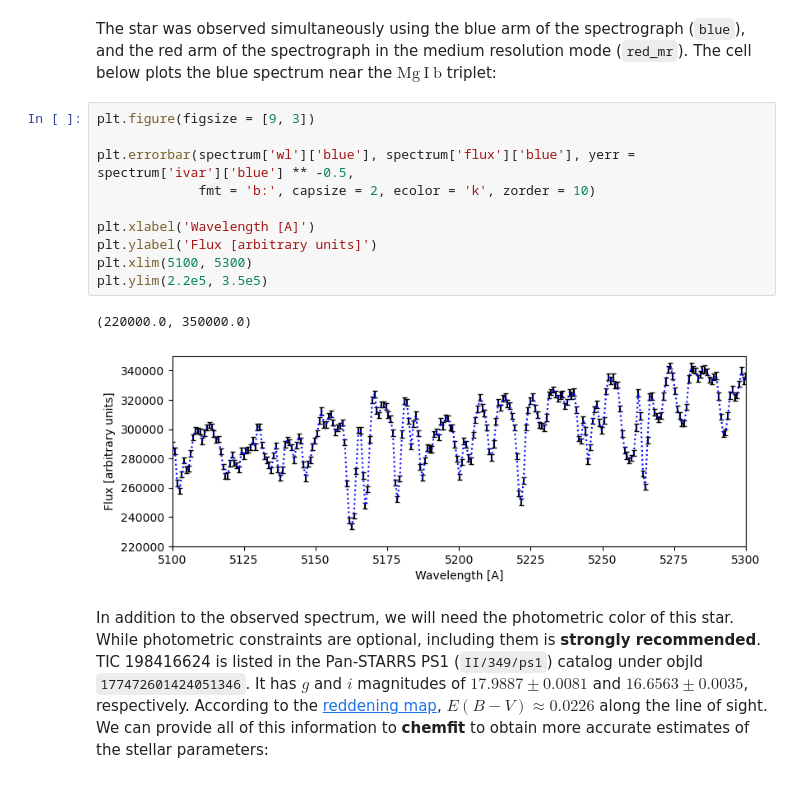
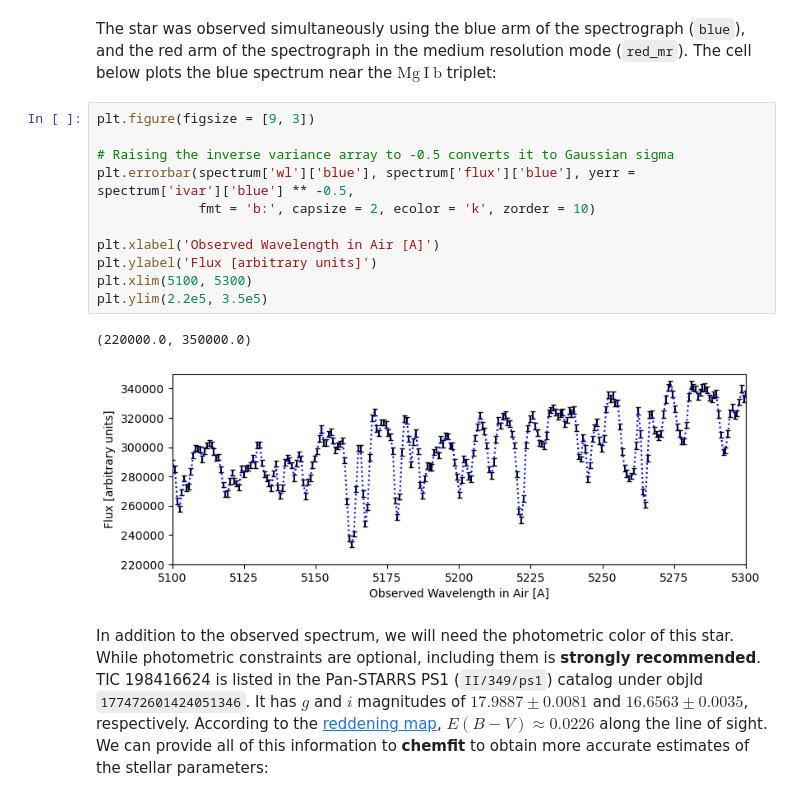
Before and after one commit to Roman-UCSD/chemfit, a Jupyter notebook: tutorials/quick_start.ipynb, the cells around one changed output. Drawn from its saved outputs; the diff is of its cells as text.

```diff
--- a/tutorials/quick_start.ipynb
+++ b/tutorials/quick_start.ipynb
@@ -37,16 +37,17 @@ The star was observed simultaneously using the blue arm of the spectrograph (`bl
 # %%
 plt.figure(figsize = [9, 3])
 
+# Raising the inverse variance array to -0.5 converts it to Gaussian sigma
 plt.errorbar(spectrum['wl']['blue'], spectrum['flux']['blue'], yerr = spectrum['ivar']['blue'] ** -0.5,
              fmt = 'b:', capsize = 2, ecolor = 'k', zorder = 10)
 
-plt.xlabel('Wavelength [A]')
+plt.xlabel('Observed Wavelength in Air [A]')
 plt.ylabel('Flux [arbitrary units]')
 plt.xlim(5100, 5300)
 plt.ylim(2.2e5, 3.5e5)
 # %% [output]
 (220000.0, 350000.0)
-[figure, old version]
+[figure, new version]
 # %% [markdown]
 In addition to the observed spectrum, we will need the photometric color of this star. While photometric constraints are optional, including them is **strongly recommended**. TIC 198416624 is listed in the Pan-STARRS PS1 (`II/349/ps1`) catalog under objId `177472601424051346`. It has $g$ and $i$ magnitudes of $17.9887\pm0.0081$ and $16.6563\pm 0.0035$, respectively. According to the [reddening map](https://irsa.ipac.caltech.edu/applications/DUST/), $E(B-V)\approx 0.0226$ along the line of sight. We can provide all of this information to **chemfit** to obtain more accurate estimates of the stellar parameters:
 # %%
```
Also changed, not shown: parts of 39 cells of this notebook, 3 other files.
